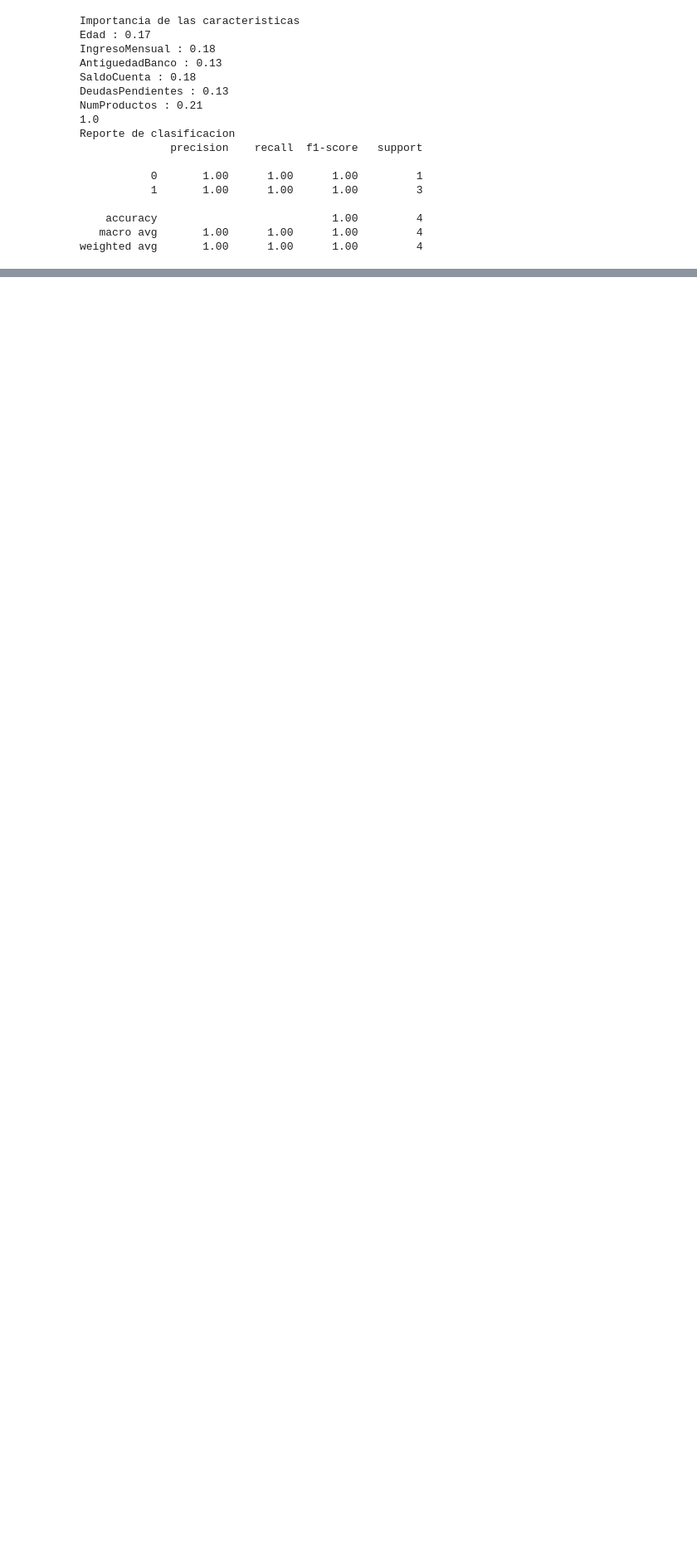
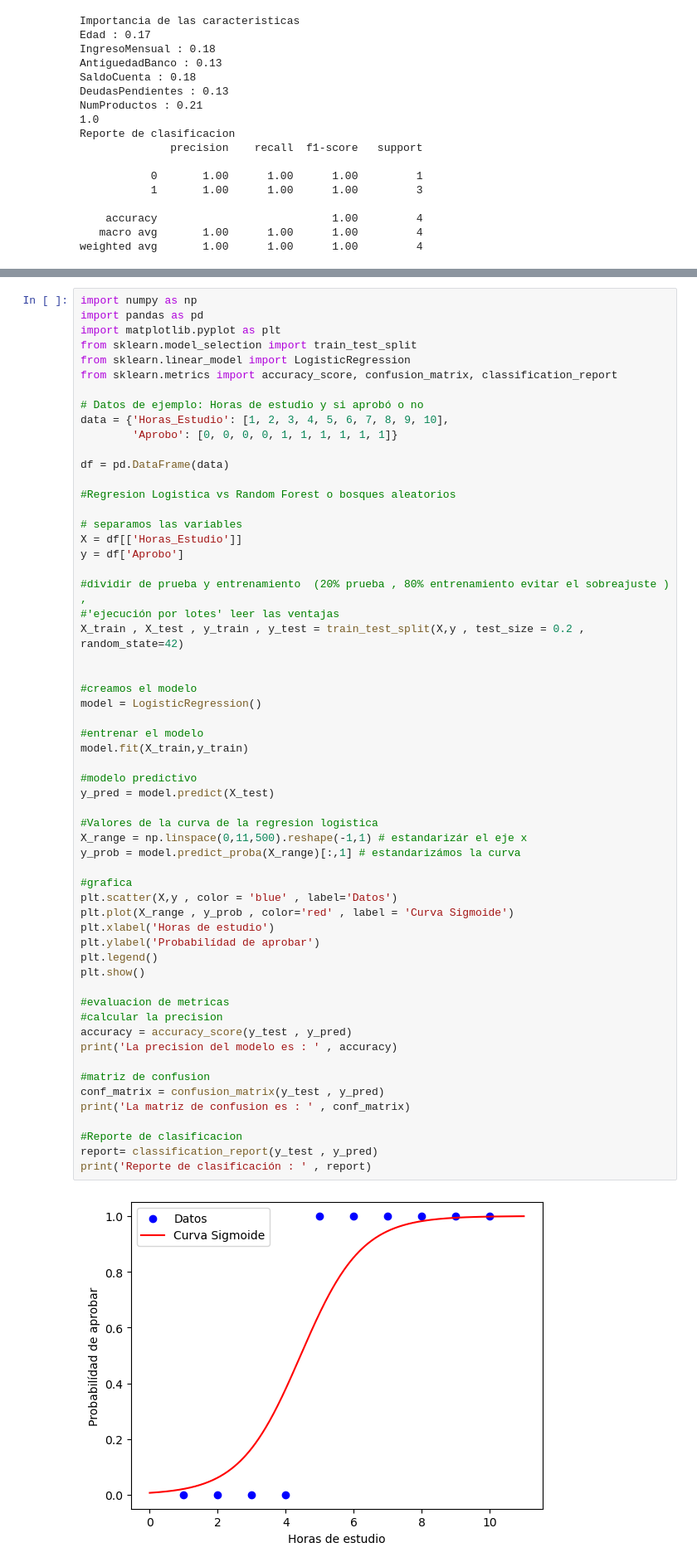
Before and after one commit to vizcardo1199/python-statitics, a Jupyter notebook: MODULO-2/Sesion18.ipynb, the cells around one changed output, grey strips where cells are left out. Shown at 83% size. Drawn from its saved outputs; the diff is of its cells as text; blank space fills up the shorter version.

Commit message:
Regresion logistica

```diff
--- a/MODULO-2/Sesion18.ipynb
+++ b/MODULO-2/Sesion18.ipynb
@@ -128,0 +115,60 @@ print(df)
+# %%
+import numpy as np
+import pandas as pd
+import matplotlib.pyplot as plt
+from sklearn.model_selection import train_test_split
+from sklearn.linear_model import LogisticRegression
+from sklearn.metrics import accuracy_score, confusion_matrix, classification_report
+
+# Datos de ejemplo: Horas de estudio y si aprobó o no
+data = {'Horas_Estudio': [1, 2, 3, 4, 5, 6, 7, 8, 9, 10],
+        'Aprobo': [0, 0, 0, 0, 1, 1, 1, 1, 1, 1]}
+
+df = pd.DataFrame(data)
+
+#Regresion Logistica vs Random Forest o bosques aleatorios
+
+# separamos las variables
+X = df[['Horas_Estudio']]
+y = df['Aprobo']
+
+#dividir de prueba y entrenamiento  (20% prueba , 80% entrenamiento evitar el sobreajuste ) ,
+#'ejecución por lotes' leer las ventajas
+X_train , X_test , y_train , y_test = train_test_split(X,y , test_size = 0.2 , random_state=42)
+
+
+#creamos el modelo
+model = LogisticRegression()
+
+#entrenar el modelo
+model.fit(X_train,y_train)
+
+#modelo predictivo
+y_pred = model.predict(X_test)
+
+#Valores de la curva de la regresion logistica
+X_range = np.linspace(0,11,500).reshape(-1,1) # estandarizár el eje x
+y_prob = model.predict_proba(X_range)[:,1] # estandarizámos la curva
+
+#grafica
+plt.scatter(X,y , color = 'blue' , label='Datos')
+plt.plot(X_range , y_prob , color='red' , label = 'Curva Sigmoide')
+plt.xlabel('Horas de estudio')
+plt.ylabel('Probabilídad de aprobar')
+plt.legend()
+plt.show()
+
+#evaluacion de metricas
+#calcular la precision
+accuracy = accuracy_score(y_test , y_pred)
+print('La precision del modelo es : ' , accuracy)
+
+#matriz de confusion
+conf_matrix = confusion_matrix(y_test , y_pred)
+print('La matriz de confusion es : ' , conf_matrix)
+
+#Reporte de clasificacion
+report= classification_report(y_test , y_pred)
+print('Reporte de clasificación : ' , report)
+# %% [output]
+[figure, added]
```
Also changed, not shown: parts of 3 cells of this notebook.
